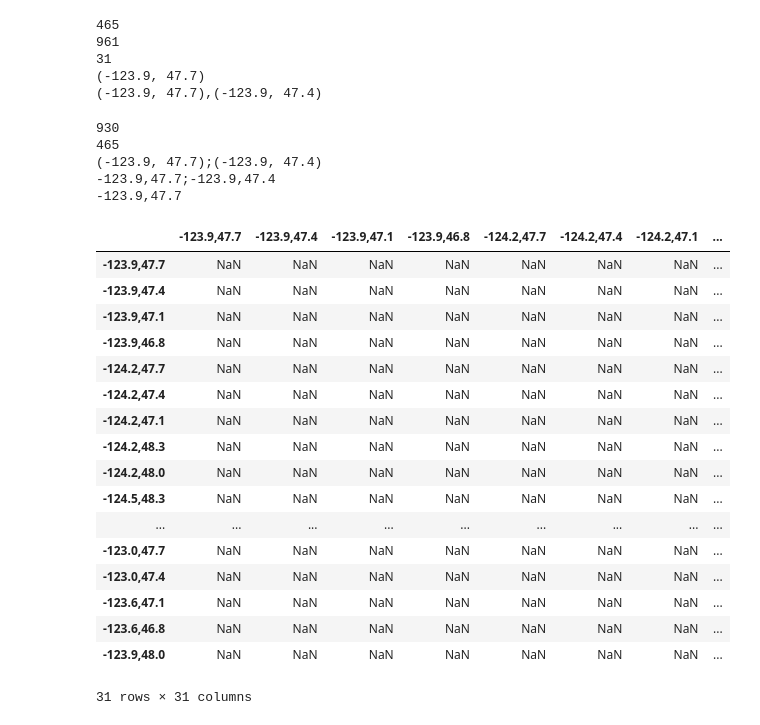
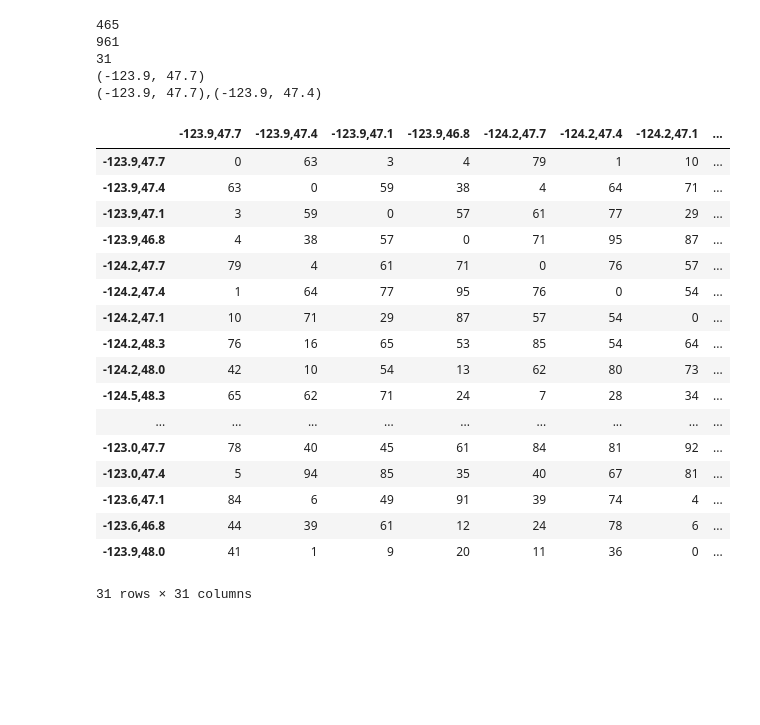
Before and after one commit to AustinJennings/Capstone, a Jupyter notebook: Notebooks/Testing Grids.ipynb, the cells around one changed output. Cells and saved outputs as stored; diff of their text form; code cells hidden in the pictures; blank space fills up the shorter version.

```diff
--- a/Notebooks/Testing Grids.ipynb
+++ b/Notebooks/Testing Grids.ipynb
@@ -153,62 +153,62 @@ df #print test again
 xylist = df['x,y'].tolist()
 
 #print(xylist)
 
 #find all unique combinations of list entries (removes duplicates, assuming travel time from (1, 2) to (3, 4) is equal to travel time from (3, 4) to (1, 2))
 unicombo = [";".join(map(str, comb)) for comb in combinations(xylist, 2)]
 
 #perform the same formatting on the xylist for matching later
 xystring = [",".join(map(str, point)) for point in xylist]
 
 
 #let's now clean up the combo list (strings) that will work nicely with the Google Distance API
 unicoords = [c.replace('(', '').replace(')', '').replace(' ', '') for c in unicombo]
 
+#now make a pandas dataframe of n x n coordinates from the xystring list
+dfmatrix = pd.DataFrame(index=xystring, columns=xystring)
 
+#iterate through each of the unique coordinate pairs in list unicoords, and split string output on ';' to get origin and destination coordinates.
+#assign travel time (random at this point, will replace with API results somehow).
+#write each travel time between points (orig, dest) and (dest, orig) to pd dataframe. This cuts geocoding in half but still populates the matrix.
 
-#split APIcoords string output on ';' to get origin and destination coordinates. Cast to lists to see what we can do with matching indicies
 origlist = []
 destlist = []
 timetable = {}
 for each in unicoords:
     split = each.split(';')
-    time = randint(0, 100)
     orig = split[0]
-    origlist.append(orig)
     dest = split[1]
-    destlist.append(dest)
+    time = randint(0, 100)  #will need to replace with whatever api function we go with. At this point, leaning Google. Will test soon.
+    dfmatrix.loc[orig, dest]= time
+    dfmatrix.loc[dest, orig]= time
+    dfmatrix.loc[orig, orig]= 0
 
-#print(origlist)
-#print(len(destlist))
+
+'''print(origlist)
+print(len(destlist))
 print(len(allcombo))
 print(len(unicombo))
 print(unicombo[0])
 print(unicoords[0])
-print(xystring[0])
+print(xystring[0])'''
 
-new_df = pd.DataFrame(index=xystring, columns=xystring)
-new_df
+dfmatrix
 # %% [output]
+|  | -123.9,47.7 | -123.9,47.4 | -123.9,47.1 | -123.9,46.8 | -124.2,47.7 | -124.2,47.4 | -124.2,47.1 | ... |
+| -123.9,47.7 | 0 | 63 | 3 | 4 | 79 | 1 | 10 | ... |
+| -123.9,47.4 | 63 | 0 | 59 | 38 | 4 | 64 | 71 | ... |
+| -123.9,47.1 | 3 | 59 | 0 | 57 | 61 | 77 | 29 | ... |
+| -123.9,46.8 | 4 | 38 | 57 | 0 | 71 | 95 | 87 | ... |
+| -124.2,47.7 | 79 | 4 | 61 | 71 | 0 | 76 | 57 | ... |
+| -124.2,47.4 | 1 | 64 | 77 | 95 | 76 | 0 | 54 | ... |
+| -124.2,47.1 | 10 | 71 | 29 | 87 | 57 | 54 | 0 | ... |
+| -124.2,48.3 | 76 | 16 | 65 | 53 | 85 | 54 | 64 | ... |
+| -124.2,48.0 | 42 | 10 | 54 | 13 | 62 | 80 | 73 | ... |
+| -124.5,48.3 | 65 | 62 | 71 | 24 | 7 | 28 | 34 | ... |
+| ... | ... | ... | ... | ... | ... | ... | ... | ... |
+| -123.0,47.7 | 78 | 40 | 45 | 61 | 84 | 81 | 92 | ... |
+| -123.0,47.4 | 5 | 94 | 85 | 35 | 40 | 67 | 81 | ... |
+| -123.6,47.1 | 84 | 6 | 49 | 91 | 39 | 74 | 4 | ... |
+| -123.6,46.8 | 44 | 39 | 61 | 12 | 24 | 78 | 6 | ... |
+| -123.9,48.0 | 41 | 1 | 9 | 20 | 11 | 36 | 0 | ... |
-930
-465
-(-123.9, 47.7);(-123.9, 47.4)
--123.9,47.7;-123.9,47.4
--123.9,47.7
+31 rows × 31 columns
-|  | -123.9,47.7 | -123.9,47.4 | -123.9,47.1 | -123.9,46.8 | -124.2,47.7 | -124.2,47.4 | -124.2,47.1 | ... |
-| -123.9,47.7 | NaN | NaN | NaN | NaN | NaN | NaN | NaN | ... |
-| -123.9,47.4 | NaN | NaN | NaN | NaN | NaN | NaN | NaN | ... |
-| -123.9,47.1 | NaN | NaN | NaN | NaN | NaN | NaN | NaN | ... |
-| -123.9,46.8 | NaN | NaN | NaN | NaN | NaN | NaN | NaN | ... |
-| -124.2,47.7 | NaN | NaN | NaN | NaN | NaN | NaN | NaN | ... |
-| -124.2,47.4 | NaN | NaN | NaN | NaN | NaN | NaN | NaN | ... |
-| -124.2,47.1 | NaN | NaN | NaN | NaN | NaN | NaN | NaN | ... |
-| -124.2,48.3 | NaN | NaN | NaN | NaN | NaN | NaN | NaN | ... |
-| -124.2,48.0 | NaN | NaN | NaN | NaN | NaN | NaN | NaN | ... |
-| -124.5,48.3 | NaN | NaN | NaN | NaN | NaN | NaN | NaN | ... |
-| ... | ... | ... | ... | ... | ... | ... | ... | ... |
-| -123.0,47.7 | NaN | NaN | NaN | NaN | NaN | NaN | NaN | ... |
-| -123.0,47.4 | NaN | NaN | NaN | NaN | NaN | NaN | NaN | ... |
-| -123.6,47.1 | NaN | NaN | NaN | NaN | NaN | NaN | NaN | ... |
-| -123.6,46.8 | NaN | NaN | NaN | NaN | NaN | NaN | NaN | ... |
-| -123.9,48.0 | NaN | NaN | NaN | NaN | NaN | NaN | NaN | ... |
-31 rows × 31 columns
```
